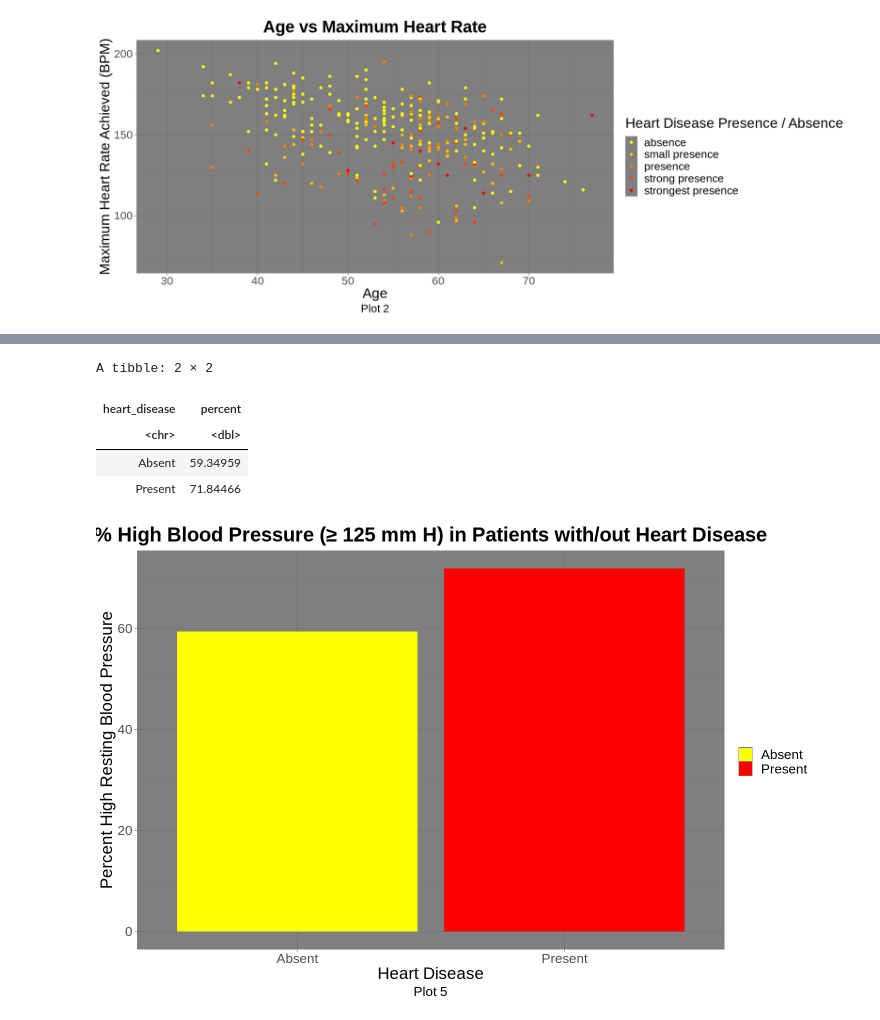
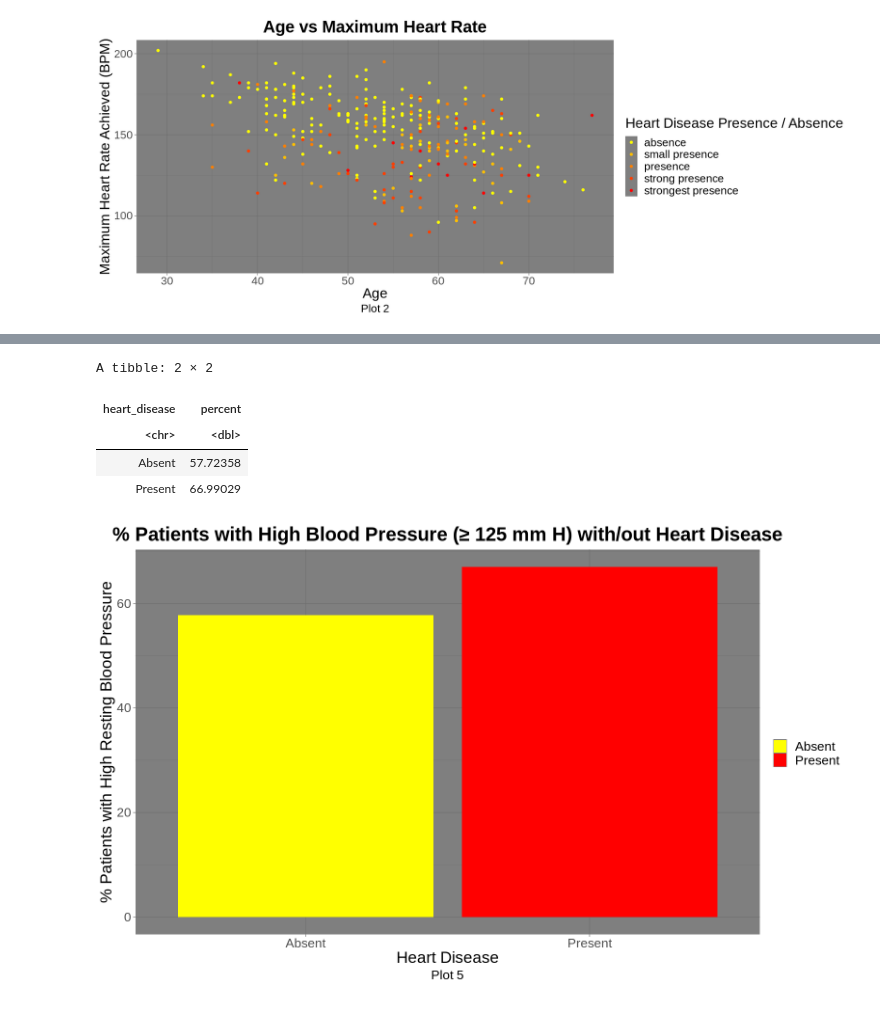
Before and after one commit to Kyleetd/DSCI100-Course-Project-2023, a Jupyter notebook: FinalProjectScript.ipynb, the cells around one changed output, grey strips where cells are left out. Drawn from its saved outputs; the diff is of its cells as text; code cells hidden in the pictures.

```diff
--- a/FinalProjectScript.ipynb
+++ b/FinalProjectScript.ipynb
@@ -273,27 +274,27 @@ number_presence_high_bp <- nrow(presence_high_bp)
 
 percent_high_bp_present = (number_presence_high_bp/total_number_presence_bp)*100
 # %%
-options(repr.plot.width=12, repr.plot.height=8)
+options(repr.plot.width=13, repr.plot.height=8)
 
 percent_high_bp <- tibble(heart_disease = c("Absent", "Present"), percent = c(percent_high_bp_absent, percent_high_bp_present))
 percent_high_bp
 
 ggplot(percent_high_bp, aes(x=heart_disease, y=percent, fill=heart_disease)) +
   geom_bar(stat="identity") +
   theme_dark() +
   labs(x = "Heart Disease",
-       y = "Percent High Resting Blood Pressure",
-      title = "% High Blood Pressure (≥ 125 mm H) in Patients with/out Heart Disease",
+       y = "% Patients with High Resting Blood Pressure",
+      title = "% Patients with High Blood Pressure (≥ 125 mm H) with/out Heart Disease",
       caption = "Plot 5") +
       scale_fill_manual("", values = c("Absent" = "yellow", "Present" = "red")) +
   theme(text = element_text(size = 20), plot.title = element_text(face = "bold", hjust = 0.5), plot.caption = element_text(hjust = 0.5)) ## centers title and caption
 # %% [output]
 A tibble: 2 × 2
 | heart_disease | percent |
 | <chr> | <dbl> |
-| Absent | 59.34959 |
-| Present | 71.84466 |
+| Absent | 57.72358 |
+| Present | 66.99029 |
-[figure, old version]
+[figure, new version]
 # %%
 ## Maximum heart rate achieved (thalach)
 train_hr <- heart_disease_train |>
```
Also changed, not shown: parts of 7 cells of this notebook, 1 other file.
